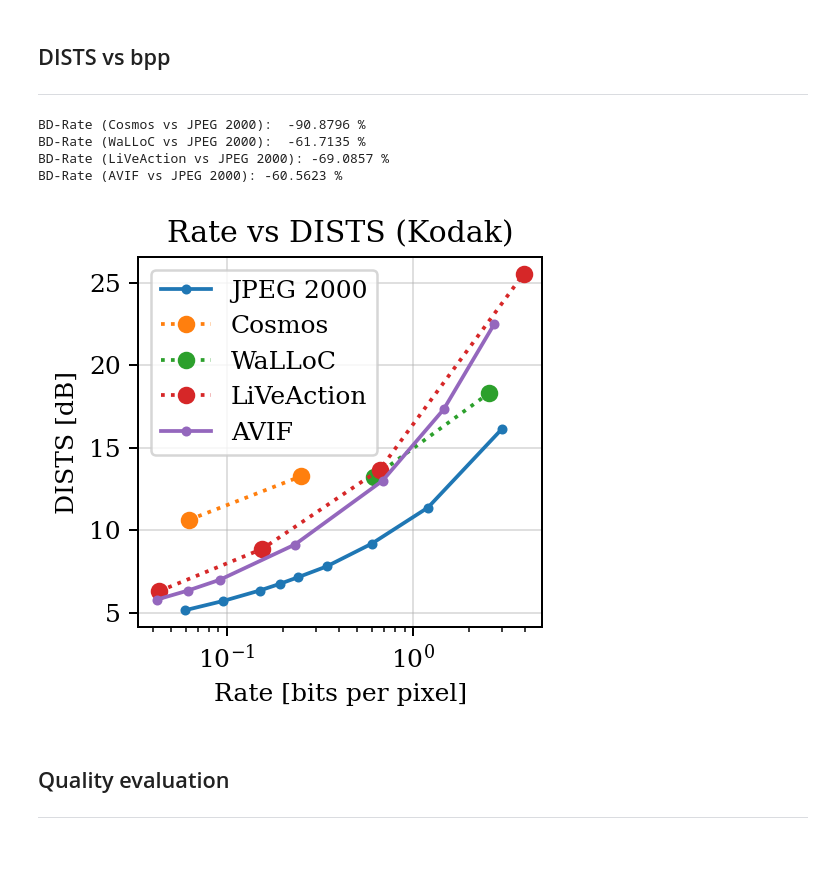
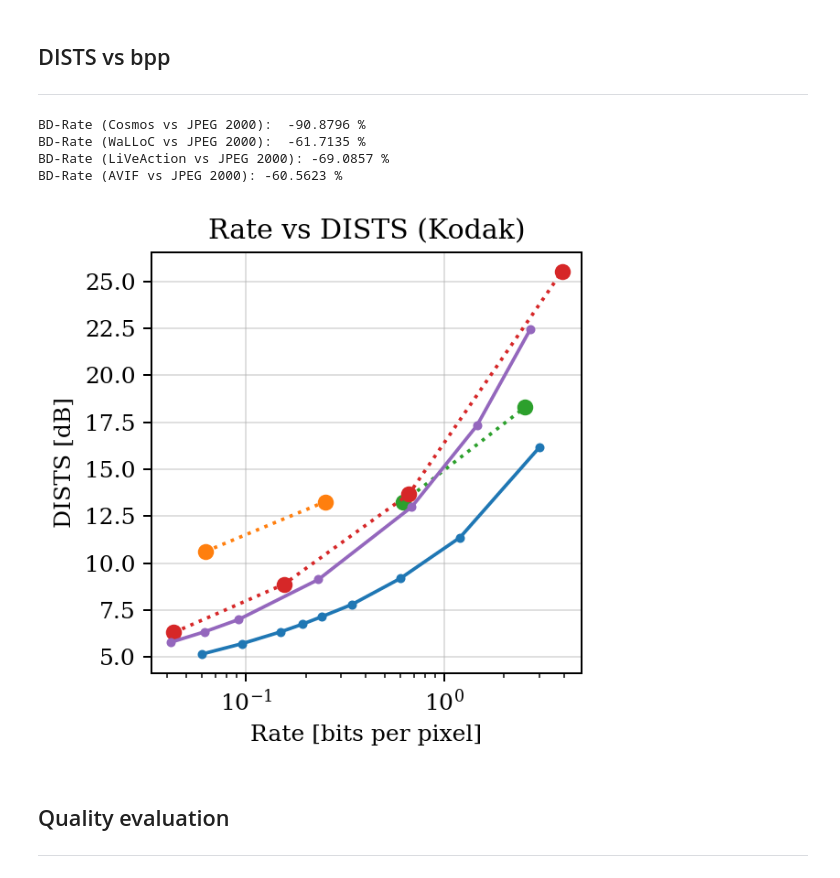
Before and after one commit to UT-SysML/liveaction, a Jupyter notebook: eval/kodak.ipynb, the cells around one changed output. Cells and saved outputs as stored; diff of their text form; code cells hidden in the pictures; blank space fills up the shorter version.

Commit message:
plot formatting

```diff
--- a/eval/kodak.ipynb
+++ b/eval/kodak.ipynb
@@ -152,38 +152,38 @@ r_walloc = [0.6171, 2.5436]
 d_walloc = [13.2437, 18.2942]
 
 plt.rcParams["font.family"] = "serif"
-plt.figure(figsize=(3, 3), dpi=180)
+plt.figure(figsize=(3.5, 3.5), dpi=180)
 plt.semilogx(r_j2k, d_j2k, marker='.', linestyle='-', label='JPEG 2000')
 plt.plot(r_cosmos, d_cosmos, marker='o', linestyle=':', label='Cosmos')
 plt.plot(r_walloc, d_walloc, marker='o', linestyle=':', label='WaLLoC')
 plt.plot(r_live,   d_live,   marker='o', linestyle=':', label='LiVeAction')
 plt.plot(r_avif,   d_avif,   marker='.', linestyle='-', label='AVIF')
 plt.xlabel("Rate [bits per pixel]")
 plt.ylabel("DISTS [dB]")
 plt.title("Rate vs DISTS (Kodak)")
 plt.grid(True, alpha=0.4)
-plt.legend(loc='best')
+# plt.legend(loc='best')
 plt.tight_layout()
 bd_cosmos = bd.bd_rate(r_j2k, d_j2k, r_cosmos, d_cosmos,
                        method='pchip', require_matching_points=False, min_overlap=0.15)
 bd_live   = bd.bd_rate(r_j2k, d_j2k, r_live,   d_live,
                        method='pchip', require_matching_points=False, min_overlap=0.15)
 bd_walloc = bd.bd_rate(r_j2k, d_j2k, r_walloc, d_walloc,
                        method='pchip', require_matching_points=False, min_overlap=0.15)
 bd_avif = bd.bd_rate(r_j2k, d_j2k, r_avif, d_avif,
                        method='pchip', require_matching_points=False, min_overlap=0.15)
 print(f"BD-Rate (Cosmos vs JPEG 2000):  {bd_cosmos:+.4f} %")
 print(f"BD-Rate (WaLLoC vs JPEG 2000):  {bd_walloc:+.4f} %")
 print(f"BD-Rate (LiVeAction vs JPEG 2000): {bd_live:+.4f} %")
 print(f"BD-Rate (AVIF vs JPEG 2000): {bd_avif:+.4f} %")
 # plt.show()
 plt.savefig('rate_dists.svg')
 # %% [output]
 BD-Rate (Cosmos vs JPEG 2000):  -90.8796 %
 BD-Rate (WaLLoC vs JPEG 2000):  -61.7135 %
 BD-Rate (LiVeAction vs JPEG 2000): -69.0857 %
 BD-Rate (AVIF vs JPEG 2000): -60.5623 %
-[figure, old version]
+[figure, new version]
 # %% [markdown]
 Quality evaluation
 ---
```
